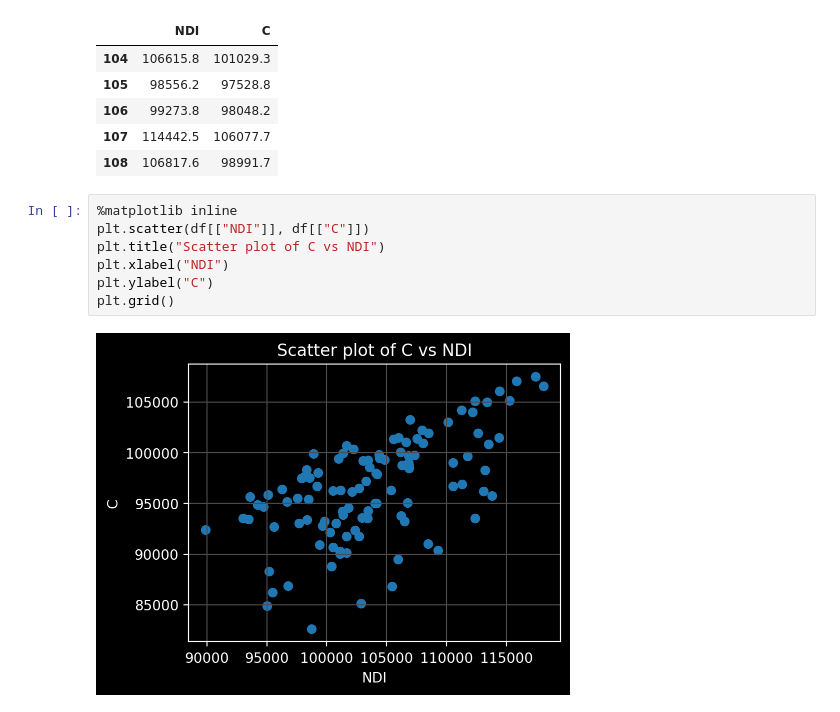
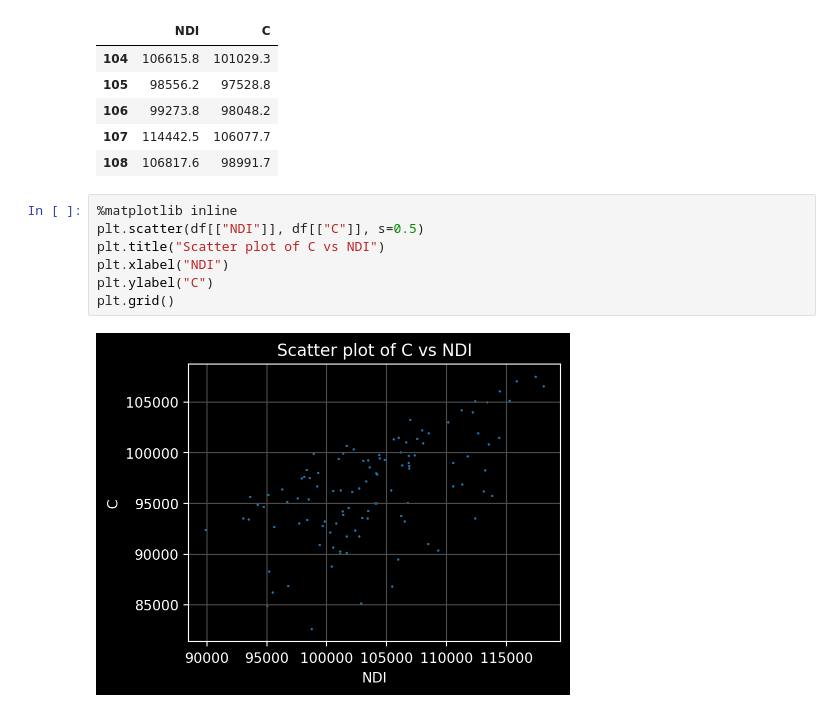
Before and after one commit to harumanachika/IppanMicro, a Jupyter notebook: StatmodelsRegression.ipynb, the cells around one changed output. Saved outputs shown, nothing was run; the diff lists cells and outputs as text.

```diff
--- a/StatmodelsRegression.ipynb
+++ b/StatmodelsRegression.ipynb
@@ -31,13 +31,13 @@ df.tail()
 | 108 | 106817.6 | 98991.7 |
 # %%
 %matplotlib inline
-plt.scatter(df[["NDI"]], df[["C"]])
+plt.scatter(df[["NDI"]], df[["C"]], s=0.5)
 plt.title("Scatter plot of C vs NDI")
 plt.xlabel("NDI")
 plt.ylabel("C")
 plt.grid()
 # %% [output]
-[figure, old version]
+[figure, new version]
 # %%
 X = df[["NDI"]].values
 Y = df[["C"]].values
```
Also changed, not shown: parts of 5 cells of this notebook, 3 other files.
